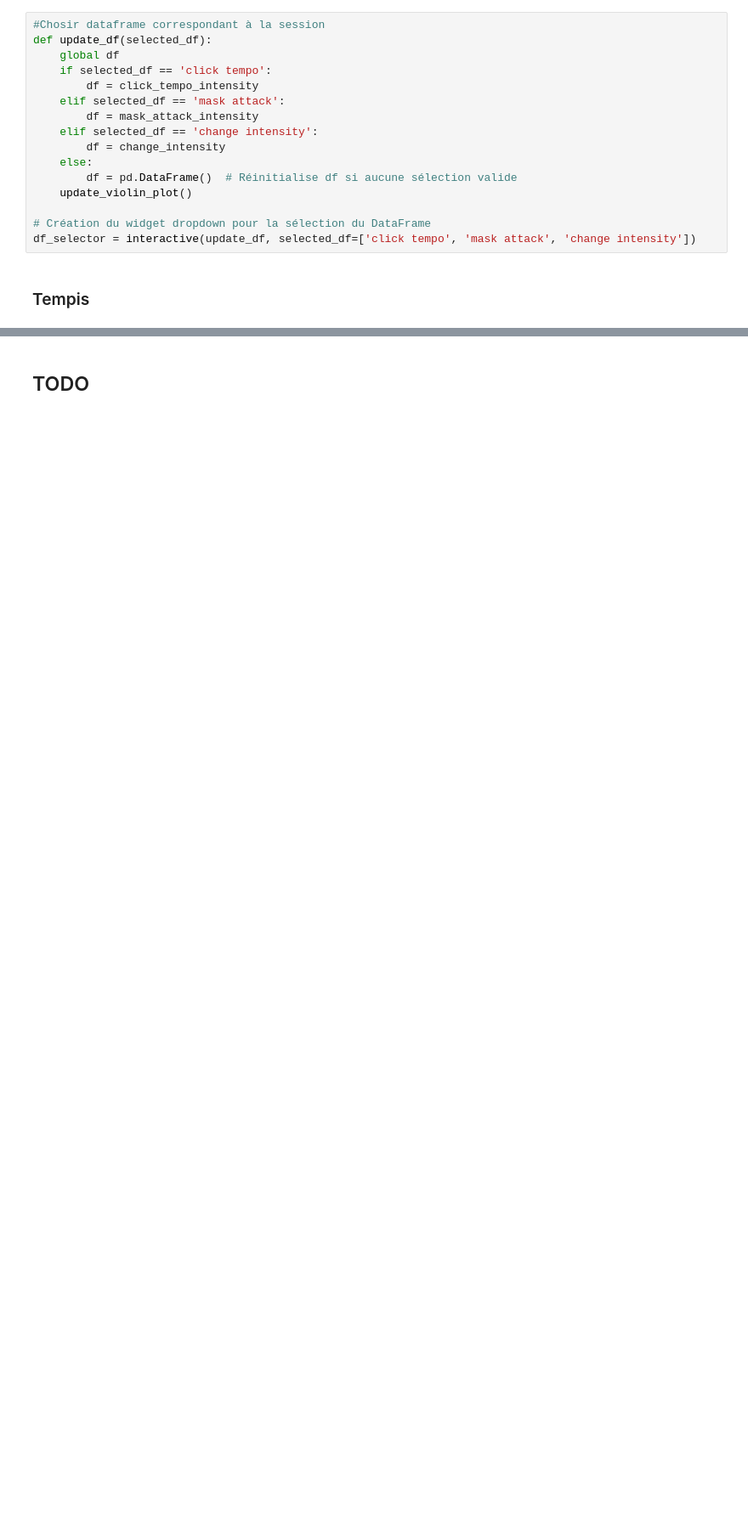
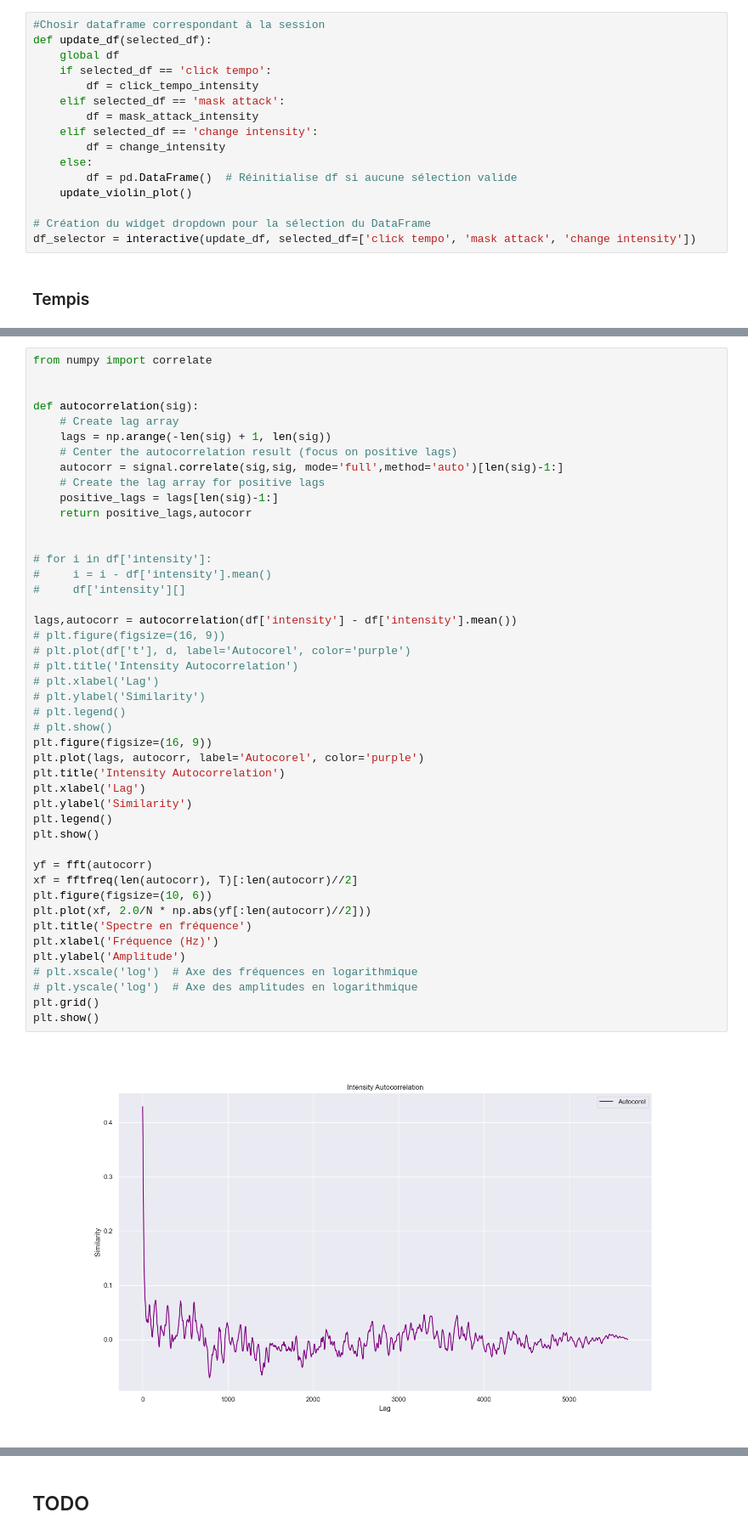
Before and after one commit to Haronicio/ismm-analyse-dsync, a Jupyter notebook: notebooks/Analysedsync_notebook.ipynb, the cells around one changed output, grey strips where cells are left out. Shown at 85% size. Saved outputs shown, nothing was run; the diff lists cells and outputs as text; blank space fills up the shorter version.

Commit message:
a lot of things
such as statistic on mouvement, signal analysys on mouvement correlated with onsets

```diff
--- a/notebooks/Analysedsync_notebook.ipynb
+++ b/notebooks/Analysedsync_notebook.ipynb
@@ -1395,0 +2186,47 @@ plt.show()
+# %%
+from numpy import correlate
+
+
+def autocorrelation(sig):
+    # Create lag array
+    lags = np.arange(-len(sig) + 1, len(sig))
+    # Center the autocorrelation result (focus on positive lags)
+    autocorr = signal.correlate(sig,sig, mode='full',method='auto')[len(sig)-1:]
+    # Create the lag array for positive lags
+    positive_lags = lags[len(sig)-1:]
+    return positive_lags,autocorr
+
+
+# for i in df['intensity']:
+#     i = i - df['intensity'].mean()
+#     df['intensity'][]
+
+lags,autocorr = autocorrelation(df['intensity'] - df['intensity'].mean())
+# plt.figure(figsize=(16, 9))
+# plt.plot(df['t'], d, label='Autocorel', color='purple')
+# plt.title('Intensity Autocorrelation')
+# plt.xlabel('Lag')
+# plt.ylabel('Similarity')
+# plt.legend()
+# plt.show()
+plt.figure(figsize=(16, 9))
+plt.plot(lags, autocorr, label='Autocorel', color='purple')
+plt.title('Intensity Autocorrelation')
+plt.xlabel('Lag')
+plt.ylabel('Similarity')
+plt.legend()
+plt.show()
+
+yf = fft(autocorr)
+xf = fftfreq(len(autocorr), T)[:len(autocorr)//2]
+plt.figure(figsize=(10, 6))
+plt.plot(xf, 2.0/N * np.abs(yf[:len(autocorr)//2]))
+plt.title('Spectre en fréquence')
+plt.xlabel('Fréquence (Hz)')
+plt.ylabel('Amplitude')
+# plt.xscale('log')  # Axe des fréquences en logarithmique
+# plt.yscale('log')  # Axe des amplitudes en logarithmique
+plt.grid()
+plt.show()
+# %% [output]
+[figure, added]
```
Also changed, not shown: parts of 31 cells of this notebook, 59 other files.
